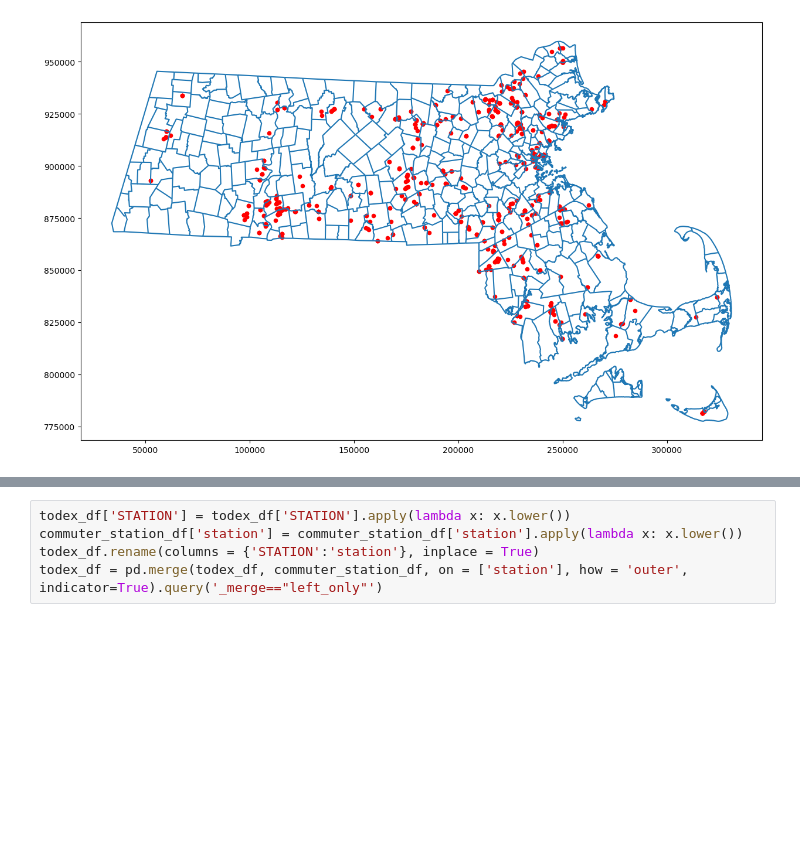
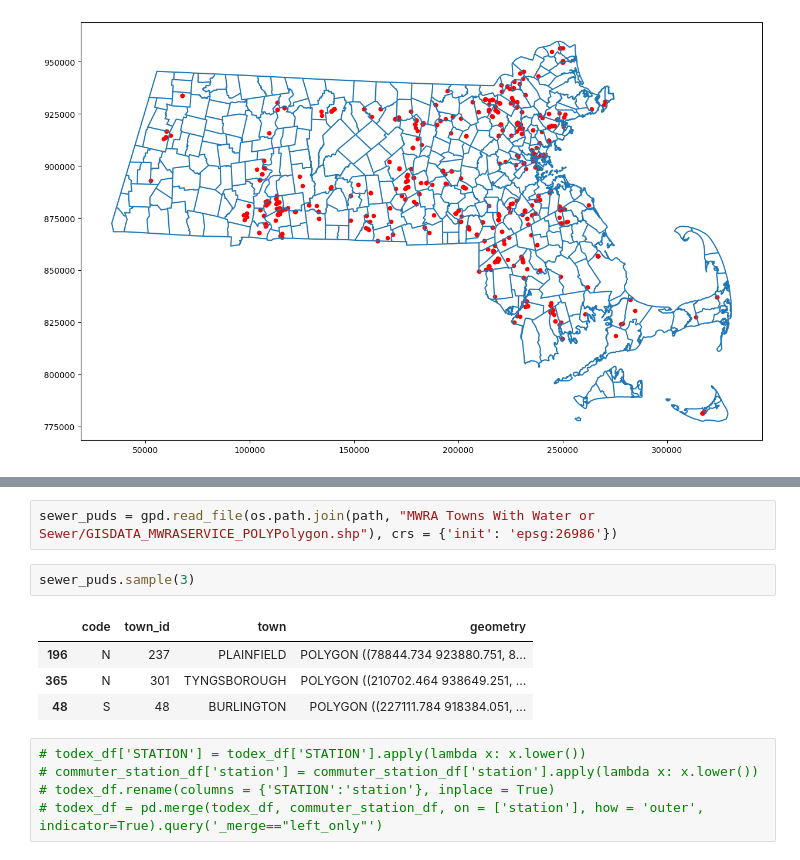
Before and after one commit to milesclemons/HousingFoward, a Jupyter notebook: exploring.ipynb, the cells around one changed output, grey strips where cells are left out. Saved outputs shown, nothing was run; the diff lists cells and outputs as text; blank space fills up the shorter version.

```diff
--- a/exploring.ipynb
+++ b/exploring.ipynb
@@ -84,5 +38,14 @@ land_disposal_polygons_df.head()
+# %%
+sewer_puds = gpd.read_file(os.path.join(path, "MWRA Towns With Water or Sewer/GISDATA_MWRASERVICE_POLYPolygon.shp"), crs = {'init': 'epsg:26986'})
+# %%
+sewer_puds.sample(3)
+# %% [output]
+|  | code | town_id | town | geometry |
+| 196 | N | 237 | PLAINFIELD | POLYGON ((78844.734 923880.751, 8... |
+| 365 | N | 301 | TYNGSBOROUGH | POLYGON ((210702.464 938649.251, ... |
+| 48 | S | 48 | BURLINGTON | POLYGON ((227111.784 918384.051, ... |
 # %%
-todex_df['STATION'] = todex_df['STATION'].apply(lambda x: x.lower())
-commuter_station_df['station'] = commuter_station_df['station'].apply(lambda x: x.lower())
-todex_df.rename(columns = {'STATION':'station'}, inplace = True)
-todex_df = pd.merge(todex_df, commuter_station_df, on = ['station'], how = 'outer', indicator=True).query('_merge=="left_only"')
+# todex_df['STATION'] = todex_df['STATION'].apply(lambda x: x.lower())
+# commuter_station_df['station'] = commuter_station_df['station'].apply(lambda x: x.lower())
+# todex_df.rename(columns = {'STATION':'station'}, inplace = True)
+# todex_df = pd.merge(todex_df, commuter_station_df, on = ['station'], how = 'outer', indicator=True).query('_merge=="left_only"')
```
Also changed, not shown: parts of 7 cells of this notebook, 12 other files.
